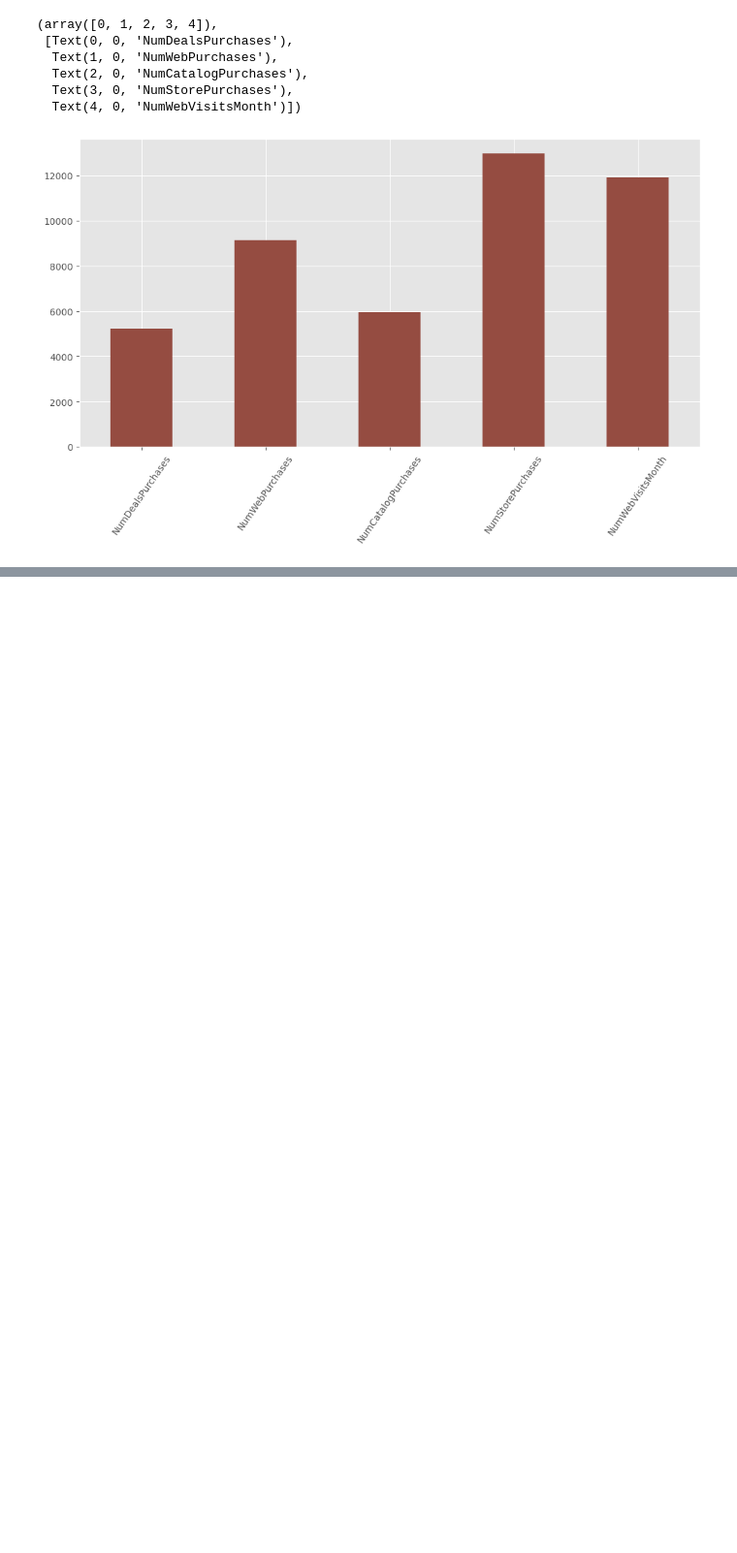
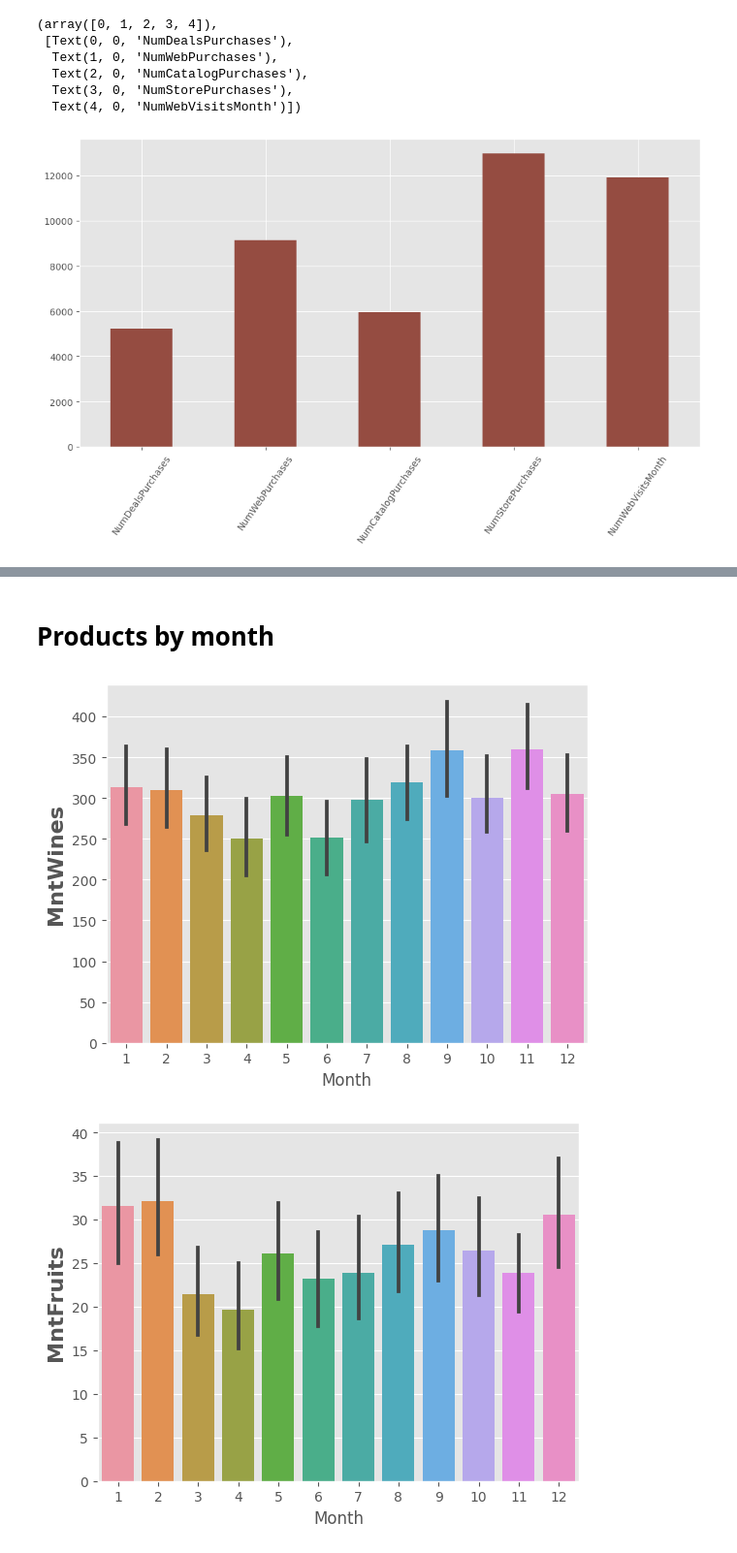
Before and after one commit to DataAnalystPL/Data_analysis, a Jupyter notebook: Marketing_campaign_analysis.ipynb, the cells around one changed output, grey strips where cells are left out. Shown at 97% size. Cells and saved outputs as stored; diff of their text form; code cells hidden in the pictures; blank space fills up the shorter version.

```diff
--- a/Marketing_campaign_analysis.ipynb
+++ b/Marketing_campaign_analysis.ipynb
@@ -398,0 +435,10 @@ plt.xticks(rotation=55)
+# %% [markdown]
+# Products by month
+# %%
+for p in df[products]:
+  sns.barplot(data=df, x='Month', y=p)
+  plt.ylabel(p, fontsize=16, fontweight='bold')
+  plt.show()
+# %% [output]
+[figure, added]
+[figure, added]
```
Also changed, not shown: parts of 15 cells of this notebook.
